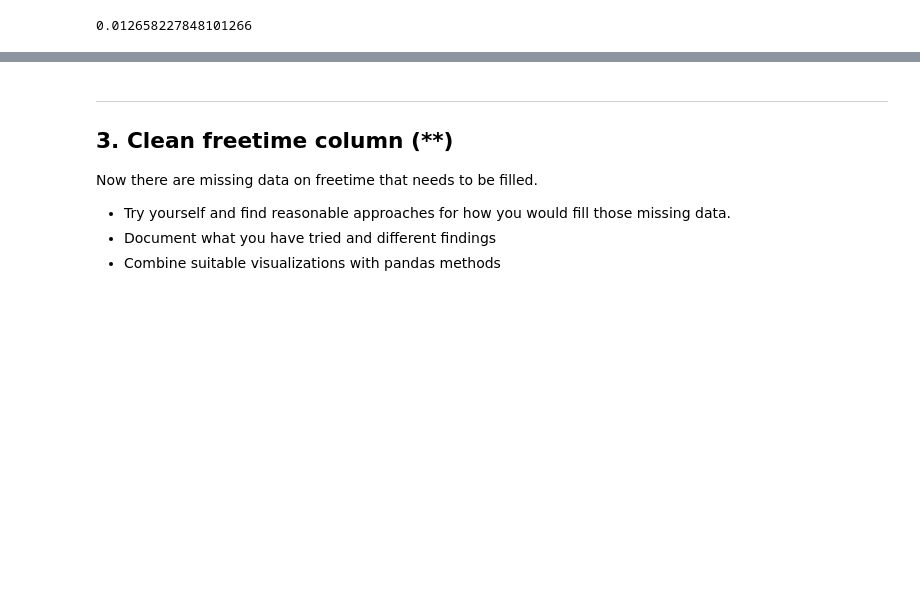
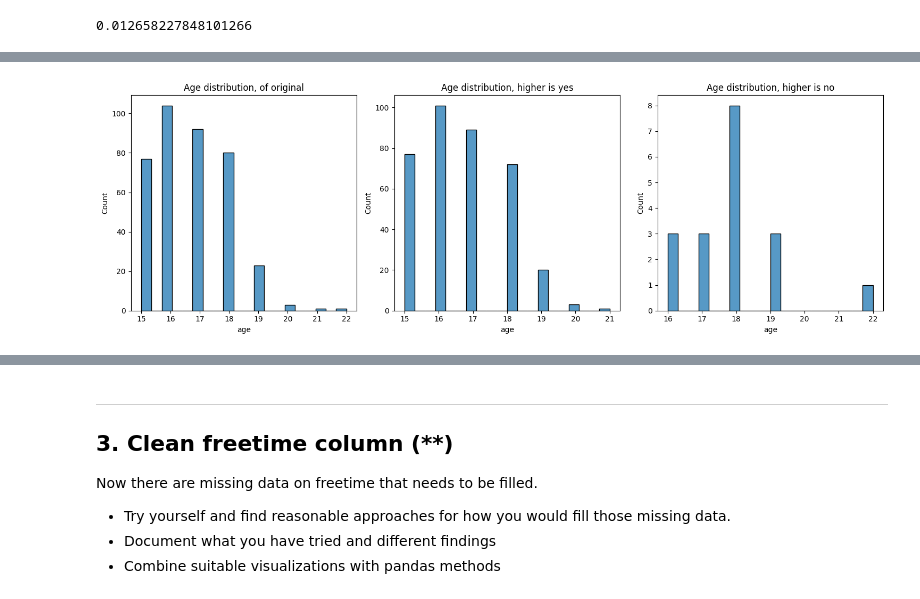
Before and after one commit to Cederlid/databehandling, a Jupyter notebook: exercises/E2_missing_aggregation.ipynb, the cells around one changed output, grey strips where cells are left out. Saved outputs shown, nothing was run; the diff lists cells and outputs as text; code cells hidden in the pictures; blank space fills up the shorter version.

```diff
--- a/exercises/E2_missing_aggregation.ipynb
+++ b/exercises/E2_missing_aggregation.ipynb
@@ -310,0 +364,23 @@ g)
+# %%
+# e
+""" higher_mask = student_df[student_df["higher"].isin(["yes"])]
+higher_filter= higher_mask["higher"] """
+
+age_based_on_higher_yes = student_df.query("higher == 'yes'")["age"]
+age_based_on_higher_no = student_df.query("higher == 'no'")["age"]
+
+
+fig, axes = plt.subplots(1, 3, figsize=(15, 5))
+
+sns.histplot(student_df["age"], bins=20, ax=axes[0])
+axes[0].set_title("Age distribution, of original")
+
+sns.histplot(age_based_on_higher_yes, bins=20, ax=axes[1])
+axes[1].set_title("Age distribution, higher is yes")
+
+sns.histplot(age_based_on_higher_no, bins=20, ax=axes[2])
+axes[2].set_title("Age distribution, higher is no")
+plt.tight_layout()
+plt.show()
+# %% [output]
+[figure, added]
```
Also changed, not shown: parts of 8 cells of this notebook, 1 other file.
